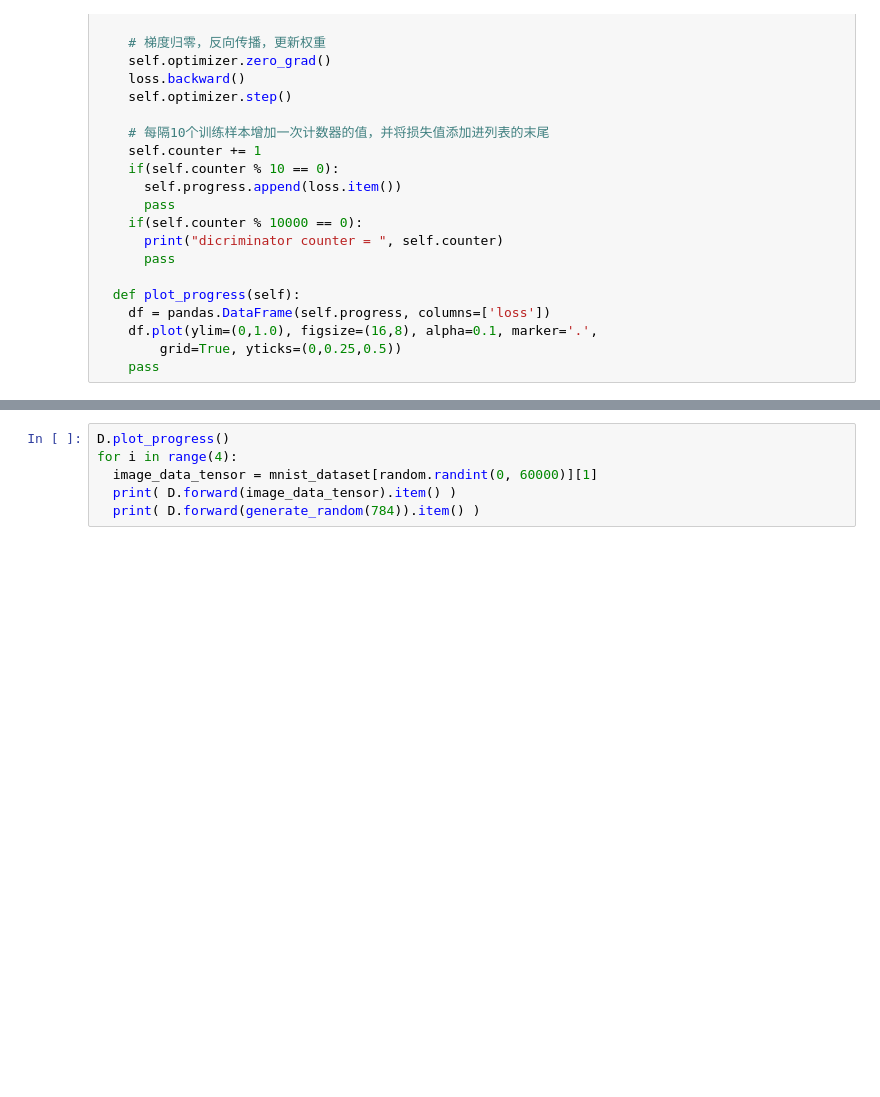
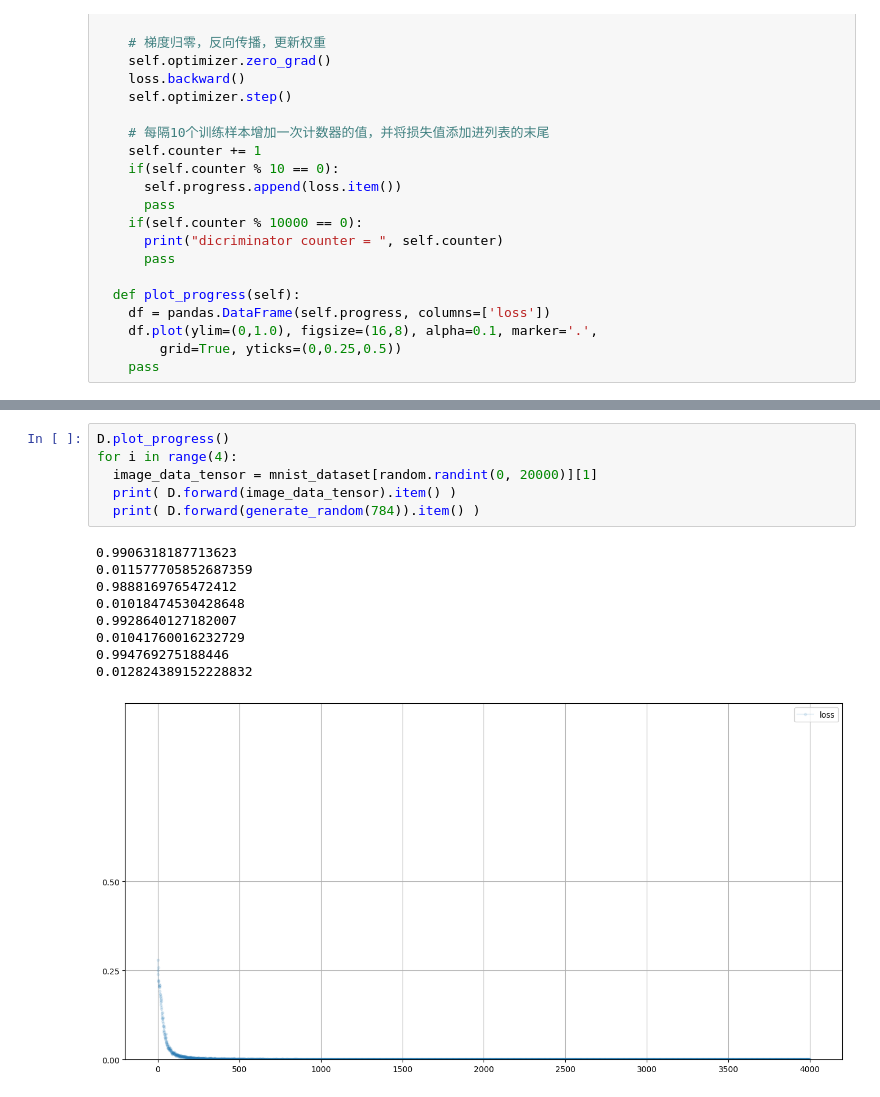
Before and after one commit to JumperWacky/cycleGAN, a Jupyter notebook: mnist_gan.ipynb, the cells around one changed output, grey strips where cells are left out. Drawn from its saved outputs; the diff is of its cells as text; blank space fills up the shorter version.

```diff
--- a/mnist_gan.ipynb
+++ b/mnist_gan.ipynb
@@ -121,9 +117,19 @@ for label, image_data_tensor, target_tensor in mnist_dataset:
 # %%
 D.plot_progress()
 for i in range(4):
-  image_data_tensor = mnist_dataset[random.randint(0, 60000)][1]
+  image_data_tensor = mnist_dataset[random.randint(0, 20000)][1]
   print( D.forward(image_data_tensor).item() )
   print( D.forward(generate_random(784)).item() )
+# %% [output]
+0.9906318187713623
+0.011577705852687359
+0.9888169765472412
+0.01018474530428648
+0.9928640127182007
+0.01041760016232729
+0.994769275188446
+0.012824389152228832
+[figure, added]
 # %%
 # 构造生成器
 class Generator(nn.Module):
```
Also changed, not shown: parts of 8 cells of this notebook.
